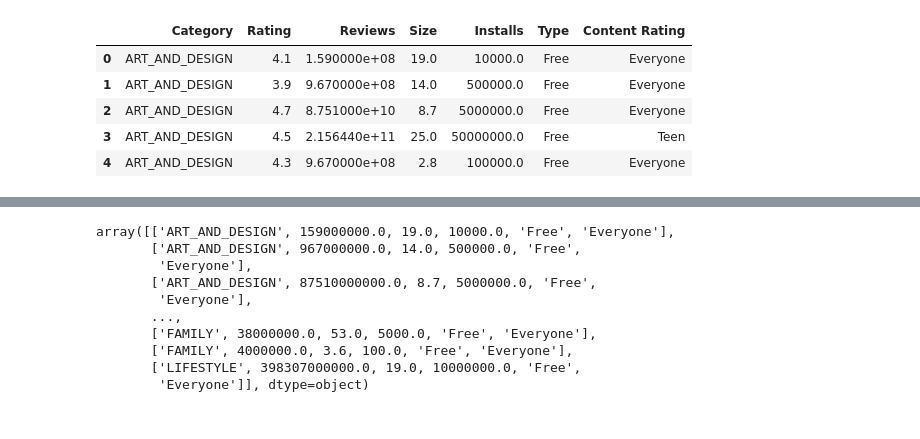
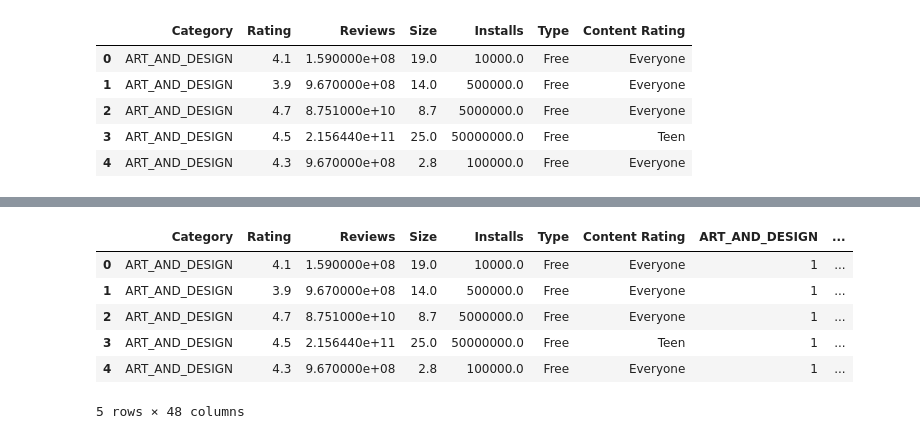
Before and after one commit to sdr1993/playstore, a Jupyter notebook: playstore.ipynb, the cells around one changed output, grey strips where cells are left out. Drawn from its saved outputs; the diff is of its cells as text; code cells hidden in the pictures.

```diff
--- a/playstore.ipynb
+++ b/playstore.ipynb
@@ -321,15 +330,18 @@ df.head()
+# %%
+Category_dumm = pd.get_dummies(df['Category'])
+Type_dumm = pd.get_dummies(df['Type'])
+Content_dumm = pd.get_dummies(df['Content Rating'])
+df_new = pd.concat([df, Category_dumm, Type_dumm, Content_dumm], axis=1, join='inner')
+df_new.head()
+# %% [output]
+|  | Category | Rating | Reviews | Size | Installs | Type | Content Rating | ART_AND_DESIGN | ... |
+| 0 | ART_AND_DESIGN | 4.1 | 1.590000e+08 | 19.0 | 10000.0 | Free | Everyone | 1 | ... |
+| 1 | ART_AND_DESIGN | 3.9 | 9.670000e+08 | 14.0 | 500000.0 | Free | Everyone | 1 | ... |
+| 2 | ART_AND_DESIGN | 4.7 | 8.751000e+10 | 8.7 | 5000000.0 | Free | Everyone | 1 | ... |
+| 3 | ART_AND_DESIGN | 4.5 | 2.156440e+11 | 25.0 | 50000000.0 | Free | Teen | 1 | ... |
+| 4 | ART_AND_DESIGN | 4.3 | 9.670000e+08 | 2.8 | 100000.0 | Free | Everyone | 1 | ... |
+5 rows × 48 columns
 # %%
 # Defining matrix
-Y = df.iloc[:, 1].values
-X = df.iloc[:, [0,2,3,4,5,6]].values
+X = df_new.iloc[:, 7:].values
+Y = df_new.iloc[:, 1].values
-# %% [output]
-array([['ART_AND_DESIGN', 159000000.0, 19.0, 10000.0, 'Free', 'Everyone'],
-       ['ART_AND_DESIGN', 967000000.0, 14.0, 500000.0, 'Free',
-        'Everyone'],
-       ['ART_AND_DESIGN', 87510000000.0, 8.7, 5000000.0, 'Free',
-        'Everyone'],
-       ...,
-       ['FAMILY', 38000000.0, 53.0, 5000.0, 'Free', 'Everyone'],
-       ['FAMILY', 4000000.0, 3.6, 100.0, 'Free', 'Everyone'],
-       ['LIFESTYLE', 398307000000.0, 19.0, 10000000.0, 'Free',
-        'Everyone']], dtype=object)
```
Also changed, not shown: parts of 5 cells of this notebook.
